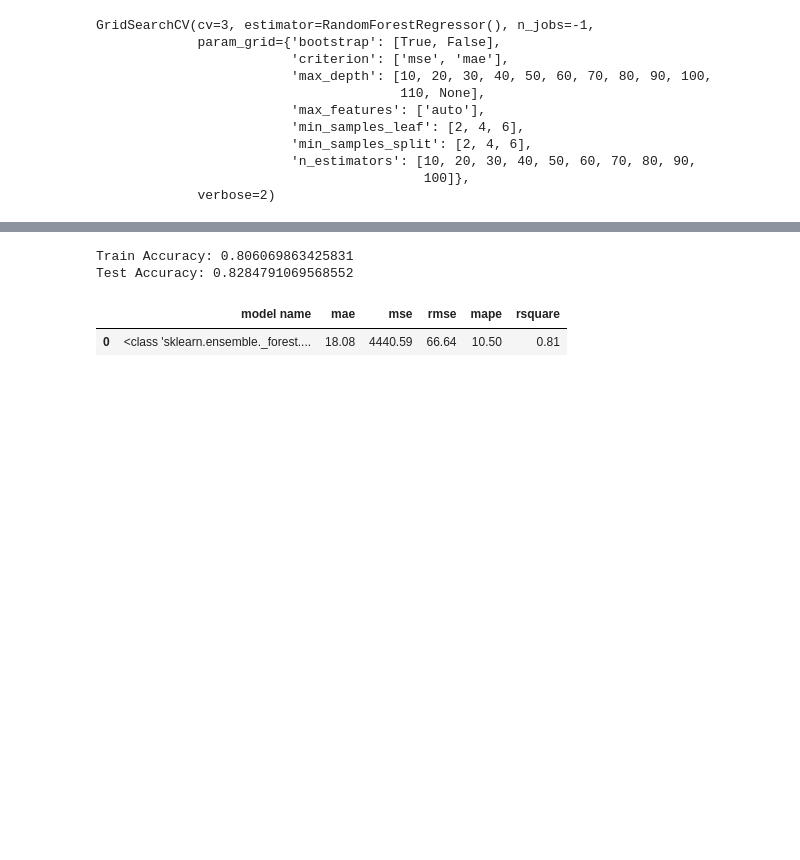
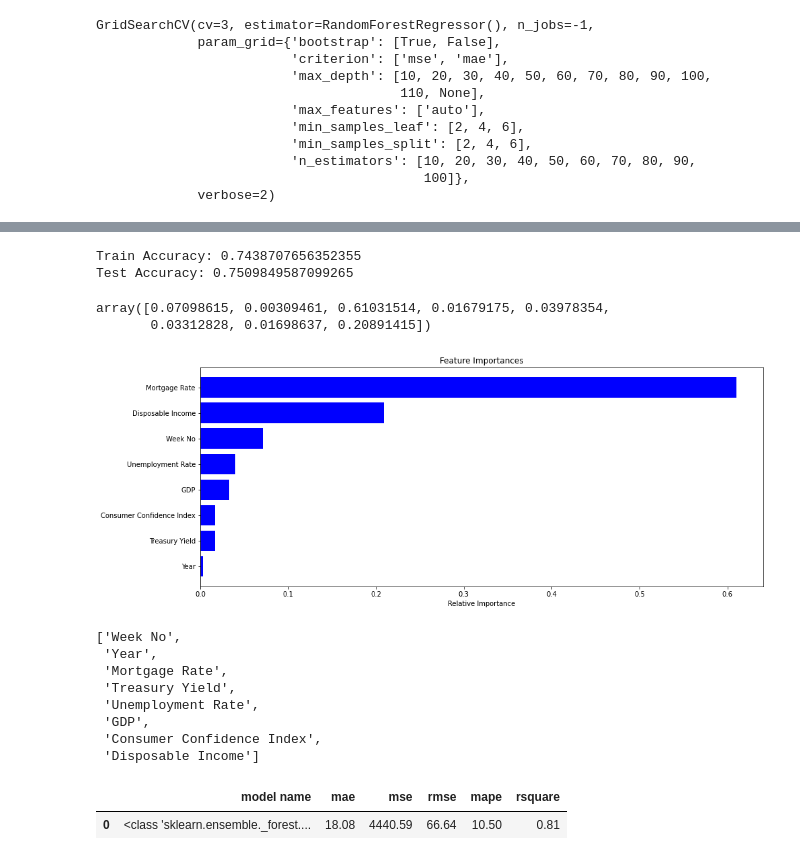
Before and after one commit to NagendraProjects/Forecast_Regression, a Jupyter notebook: First_Sour_regression_Multicollinearity_Standardisation_Hyper_parameter_Tuning_model_save_xgboost.ipynb, the cells around one changed output, grey strips where cells are left out. Drawn from its saved outputs; the diff is of its cells as text; code cells hidden in the pictures; blank space fills up the shorter version.

```diff
--- a/First_Sour_regression_Multicollinearity_Standardisation_Hyper_parameter_Tuning_model_save_xgboost.ipynb
+++ b/First_Sour_regression_Multicollinearity_Standardisation_Hyper_parameter_Tuning_model_save_xgboost.ipynb
@@ -804,14 +804,40 @@ grid_search.best_params_
  'min_samples_split': 4,
  'n_estimators': 10}
 # %%
-rf_tuned = RandomForestRegressor(n_estimators=10,criterion='mse',max_features='auto', max_depth=40,min_samples_split=6,min_samples_leaf=4,bootstrap=False,n_jobs=-1)
+rf_tuned = RandomForestRegressor(n_estimators=10,criterion='mae',max_features='auto', max_depth=70,min_samples_split=4,min_samples_leaf=4,bootstrap=False,n_jobs=-1)
 # %%
 rf_tuned.fit(X_train, y_train)
 print("Train Accuracy:",rf_tuned.score(X_train, y_train))
 print("Test Accuracy:",rf_tuned.score(X_test, y_test))
 # %% [output]
-Train Accuracy: 0.806069863425831
-Test Accuracy: 0.8284791069568552
+Train Accuracy: 0.7438707656352355
+Test Accuracy: 0.7509849587099265
+# %%
+rf_tuned.feature_importances_
+# %% [output]
+array([0.07098615, 0.00309461, 0.61031514, 0.01679175, 0.03978354,
+       0.03312828, 0.01698637, 0.20891415])
+# %%
+#Feature Importance
+importances = rf_tuned.feature_importances_
+indices = np.argsort(importances)
+features = X_train.columns
+plt.title('Feature Importances')
+plt.barh(range(len(indices)), importances[indices], color='b', align='center')
+plt.yticks(range(len(indices)), [features[i] for i in indices])
+plt.xlabel('Relative Importance')
+plt.show()
+list(features)
+# %% [output]
+[figure, added]
+['Week No',
+ 'Year',
+ 'Mortgage Rate',
+ 'Treasury Yield',
+ 'Unemployment Rate',
+ 'GDP',
+ 'Consumer Confidence Index',
+ 'Disposable Income']
 # %%
 def model_validation_rf(x,X_train,X_test,y_train,y_test):
     validation_table=[]
```
Also changed, not shown: parts of 10 cells of this notebook.
